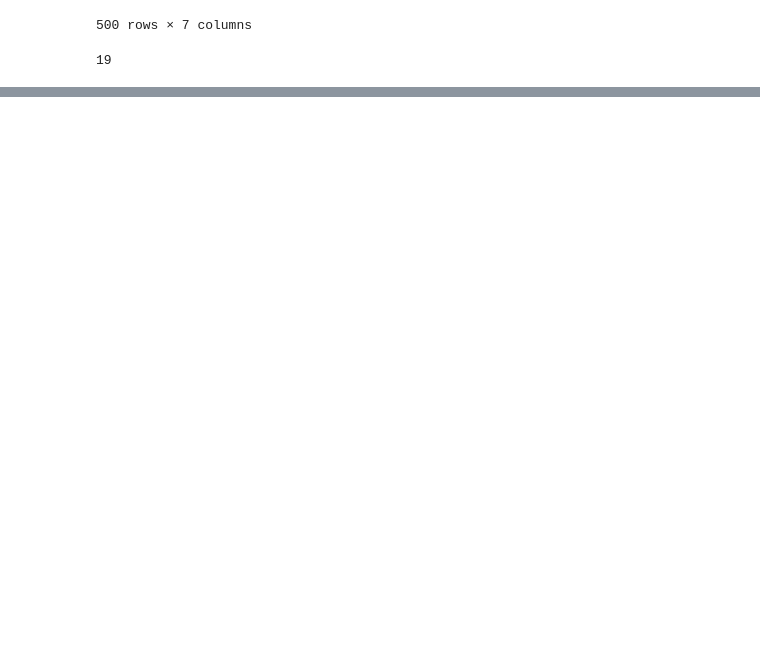
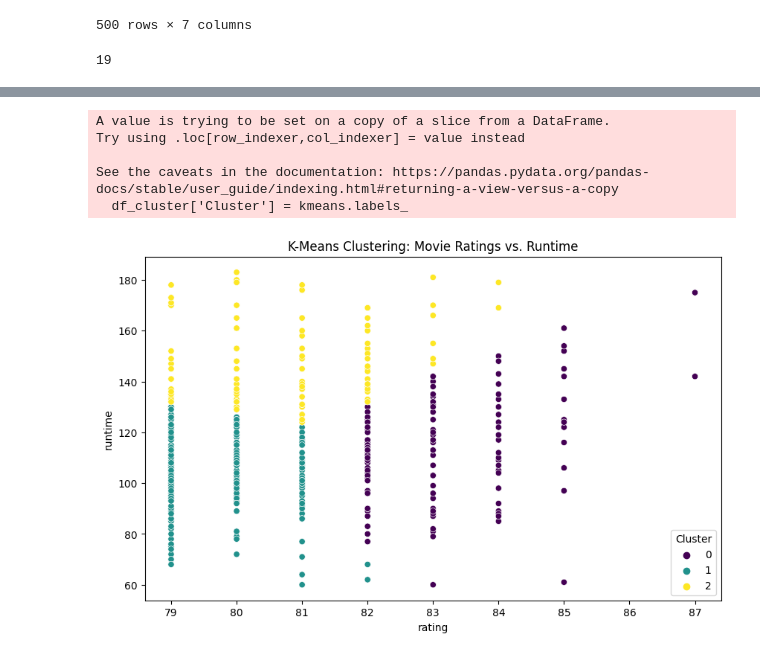
Before and after one commit to sebdanielsson/jupyter-notebooks, a Jupyter notebook: gik2km/project/scrape.ipynb, the cells around one changed output, grey strips where cells are left out. Drawn from its saved outputs; the diff is of its cells as text; code cells hidden in the pictures; blank space fills up the shorter version.

Commit message:
Snapshot before trying some new things

```diff
--- a/gik2km/project/scrape.ipynb
+++ b/gik2km/project/scrape.ipynb
@@ -258,0 +259,40 @@ plt.show()
+# %%
+# Import required libraries
+import pandas as pd
+from sklearn.cluster import KMeans
+from sklearn.preprocessing import StandardScaler
+import matplotlib.pyplot as plt
+import seaborn as sns
+
+# Let's say your DataFrame is named df and it's already loaded
+
+# For this example, we're going to use only numerical columns.
+# You can choose what suits best to your study
+df_cluster = df[['rating', 'runtime']]
+
+# Standardizing the features
+scaler = StandardScaler()
+df_std = scaler.fit_transform(df_cluster)
+
+# Create a KMeans instance with 3 clusters: kmeans
+kmeans = KMeans(n_clusters=3, random_state=0, n_init=10)
+
+# Fit kmeans to the data
+kmeans.fit(df_std)
+
+# Create a new column with the labels from the KMeans clustering
+df_cluster['Cluster'] = kmeans.labels_
+
+# Visualizing the clusters
+plt.figure(figsize=(10,6))
+sns.scatterplot(data=df_cluster, x='rating', y='runtime', hue='Cluster', palette='viridis')
+
+plt.title('K-Means Clustering: Movie Ratings vs. Runtime')
+plt.show()
+# %% [output]
+A value is trying to be set on a copy of a slice from a DataFrame.
+Try using .loc[row_indexer,col_indexer] = value instead
+
+See the caveats in the documentation: https://pandas.pydata.org/pandas-docs/stable/user_guide/indexing.html#returning-a-view-versus-a-copy
+  df_cluster['Cluster'] = kmeans.labels_
+[figure, added]
```
Also changed, not shown: parts of 7 cells of this notebook.
